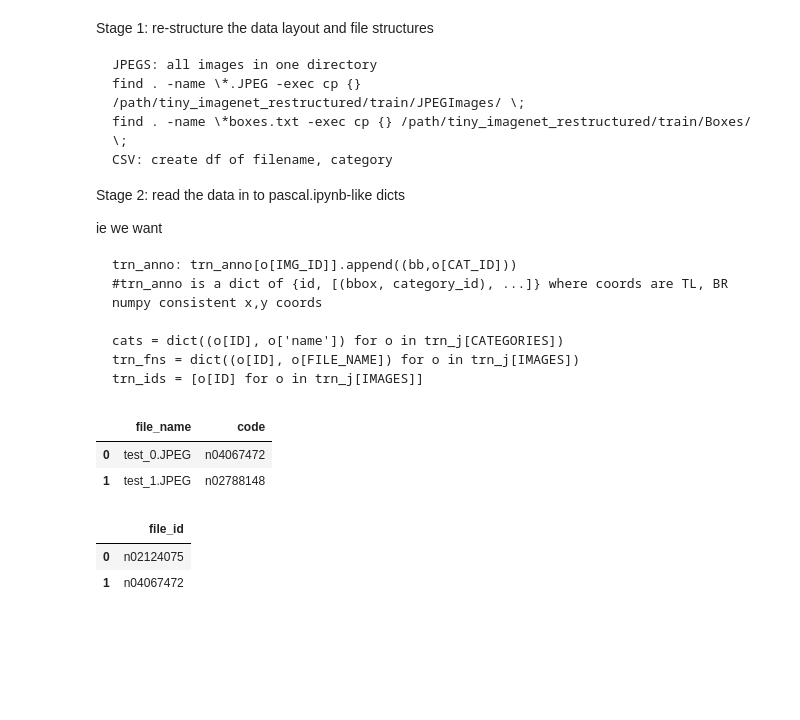
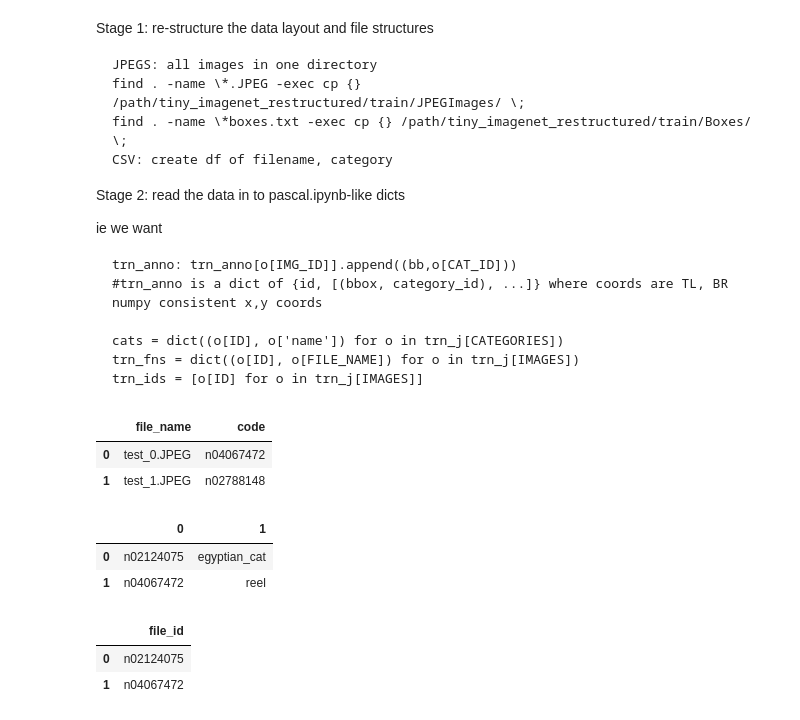
Before and after one commit to Beltus/my_fastai, a Jupyter notebook: dl2/pascal_tiny_imagenet.ipynb, the cells around one changed output. Cells and saved outputs as stored; diff of their text form; code cells hidden in the pictures; blank space fills up the shorter version.

Commit message:
NB Updates
Used tiny-imagenet dataset for the devise notebook in lesson 11

```diff
--- a/dl2/pascal_tiny_imagenet.ipynb
+++ b/dl2/pascal_tiny_imagenet.ipynb
@@ -27,7 +27,7 @@ from fastai.dataset import *
 #for pycharm notebooks
 plt.ion()
 # %%
-PATH = Path('/mnt/samsung_1tb/Data/fastai/tiny-imagenet/tiny_imagenet_restructured/')
+PATH = Path('..')/'data/tiny-imagenet/tiny_imagenet_restructured'
 # %%
 os.listdir(PATH)
 # %% [output]
@@ -87,3 +87,10 @@ wnids = [line.strip() for line in open(PATH/'wnids.txt', 'r')]
 code_words = {k: code_words[k] for k in wnids}
 #eg {'n01443537': 'goldfish', 'n01629819': 'European fire salamander',...
 #code_words
+# %%
+tiny_df = pd.DataFrame(list(code_words.items()))
+tiny_df.head(n=2)
+# %% [output]
+|  | 0 | 1 |
+| 0 | n02124075 | egyptian_cat |
+| 1 | n04067472 | reel |
```
Also changed, not shown: parts of 1 cell of this notebook, 3 other files.
